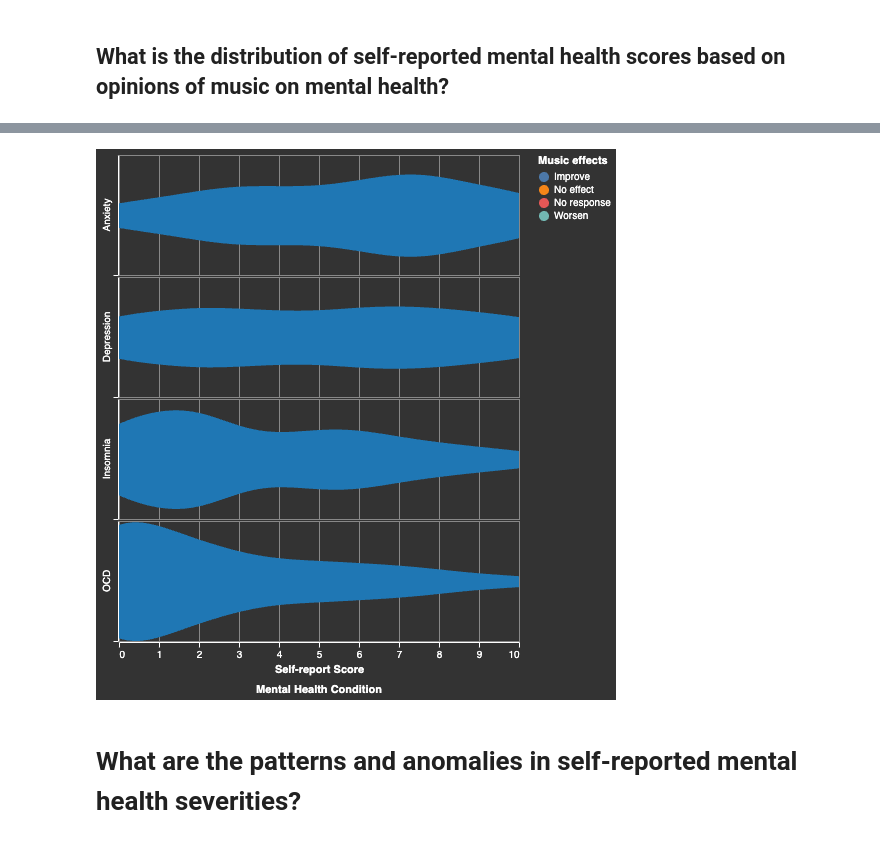
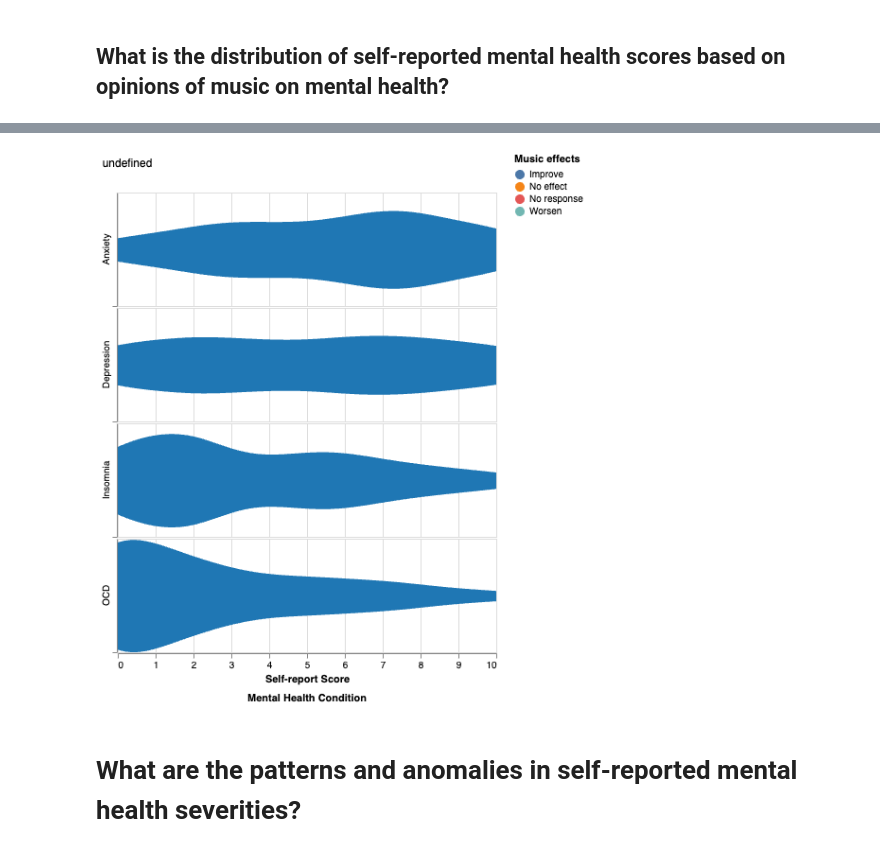
Before and after one commit to ubc-dsci320-2024w2/project-team_fabfour, a Jupyter notebook: ungraded/charts_Jessica.ipynb, the cells around one changed output, grey strips where cells are left out. Saved outputs shown, nothing was run; the diff lists cells and outputs as text; code cells hidden in the pictures.

Commit message:
first tries at visualizations

```diff
--- a/ungraded/charts_Jessica.ipynb
+++ b/ungraded/charts_Jessica.ipynb
@@ -55,29 +48,33 @@ mxmh_scores.head()
 # %%
-bind_checkbox = alt.binding_checkbox(name='Split Distribution by Opinion on Mudic for Mental Health Improvement": ')
+bind_checkbox = alt.binding_checkbox(name='Split Distribution by Opinion on Mudic for Mental Health Improvement: ')
 param_checkbox = alt.param(bind=bind_checkbox)
 
 # Create a violin plot
 violin = alt.Chart(mxmh_scores, width=100).transform_density(
     'Self-report Score',
     as_=['Self-report Score', 'density'],
     extent=[0, 10],
     groupby=['Mental Health Condition', "Music effects"]
 ).mark_area(orient='vertical').encode(
     x=alt.X('Self-report Score:Q'),
     y=alt.Y('density:Q')
         .stack('center')
         .impute(None)
         .title(None)
         .axis(labels=False, values=[0], grid=False, ticks=True),
     row=alt.Row('Mental Health Condition:N')
         .spacing(0)
         .header(titleOrient='bottom', labelOrient='left', labelPadding=0),
     color=alt.condition(param_checkbox, 'Music effects:N', alt.value("#1f77b4")),
 ).properties(width=400, height=120).add_params(param_checkbox)
 
-violin
+alt.vconcat(alt.Chart().mark_text(align='center',
+                                  fontSize=12,
+    ).encode(text="Split Distribution by Opinion on Music for Mental Health Improvement:N").add_params(param_checkbox),
+    violin
+)
 # %% [output]
-[figure, old version]
+[figure, new version]
 # %%
 # Create a boxplot
 boxplot = alt.Chart(mxmh_scores).mark_boxplot(box={'stroke': 'black'}, size=40, opacity=0.8).encode(
```
Also changed, not shown: parts of 1 cell of this notebook.
